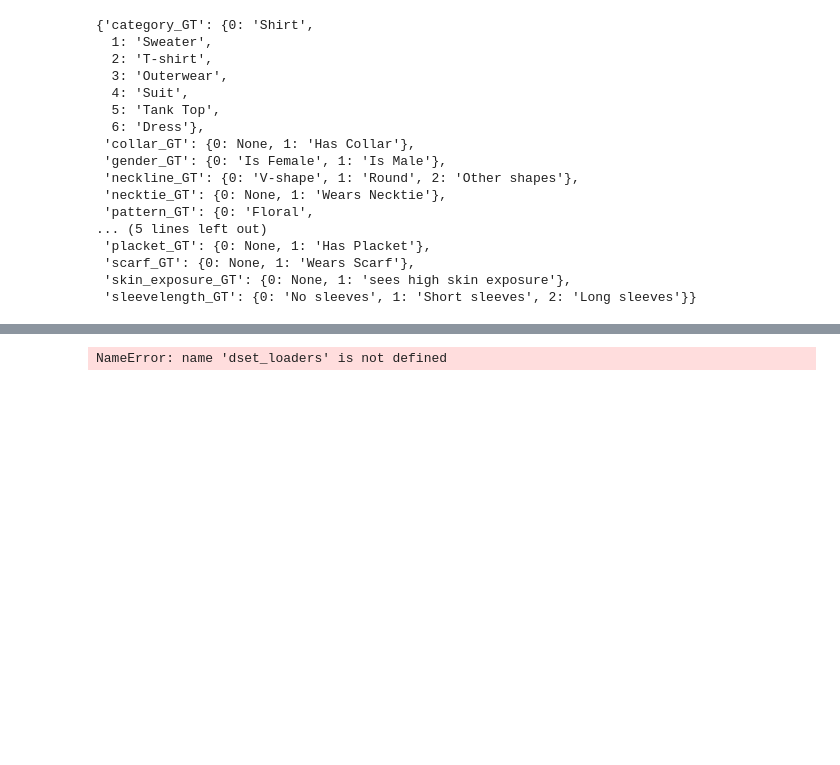
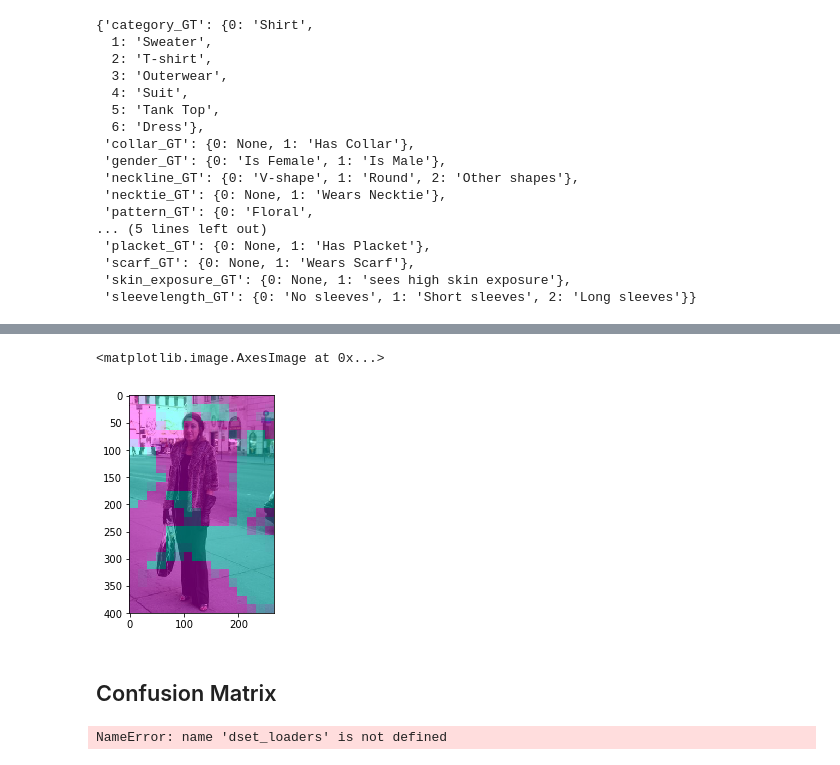
Before and after one commit to sampathweb/apparel-styles, a Jupyter notebook: ml_src/clothing-attributes-modular.ipynb, the cells around one changed output, grey strips where cells are left out. Saved outputs shown, nothing was run; the diff lists cells and outputs as text; code cells hidden in the pictures; blank space fills up the shorter version.

```diff
--- a/ml_src/clothing-attributes-modular.ipynb
+++ b/ml_src/clothing-attributes-modular.ipynb
@@ -194,3 +413,12 @@ Variable containing:
+# %%
+plt.imshow(scipy.misc.imresize(scipy.misc.imread(image_url), (400, 266)))
+plt.imshow(scipy.misc.imresize(conv_out_smax[2], (400, 266), interp='nearest'),
+           alpha=0.4, cmap="cool")
+# %% [output]
+<matplotlib.image.AxesImage at 0x...>
+[figure, added]
+# %% [markdown]
+## Confusion Matrix
 # %%
 for data in dset_loaders["train"]:
     inputs, labels = data
```
Also changed, not shown: parts of 58 cells of this notebook, 8 other files.
